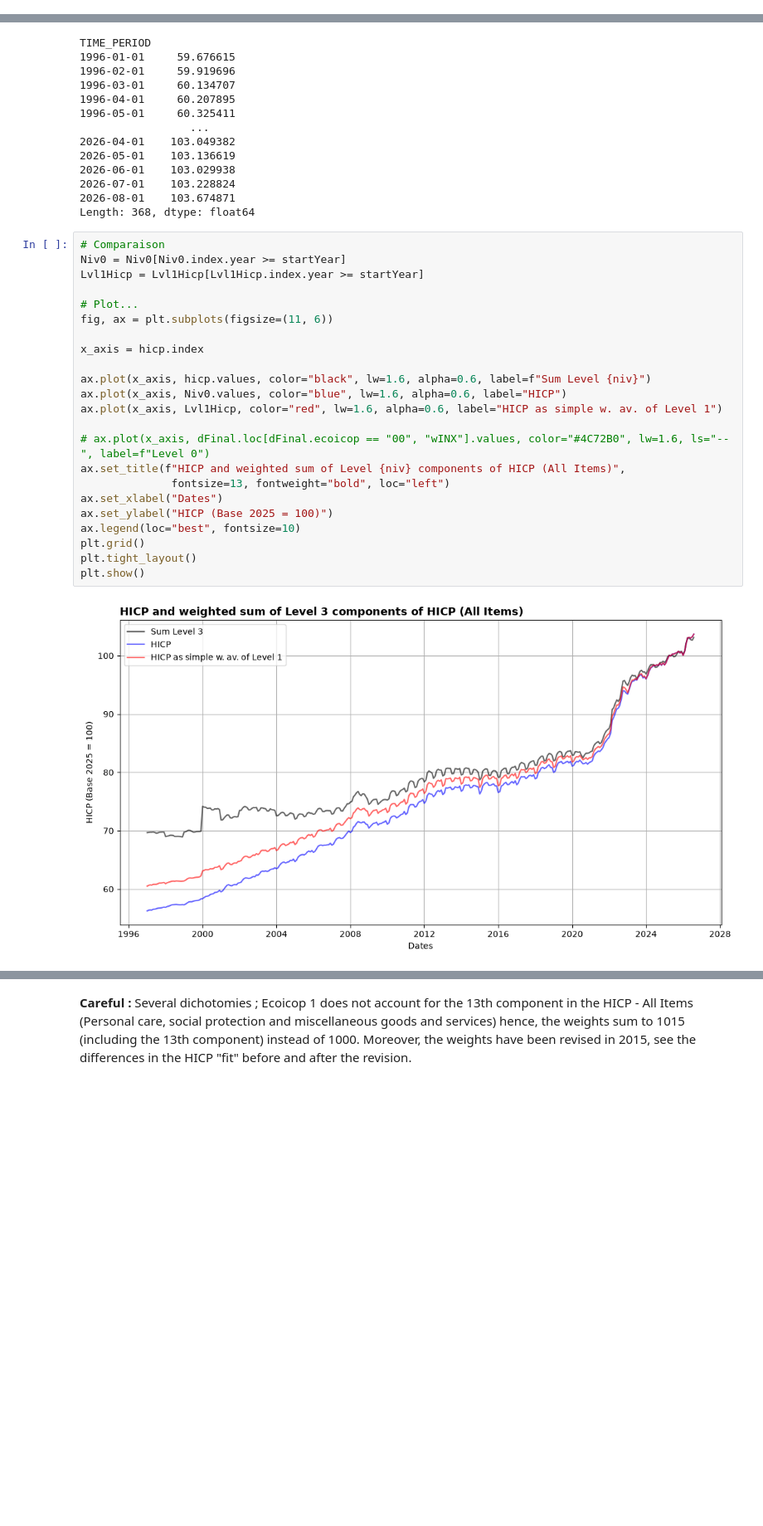
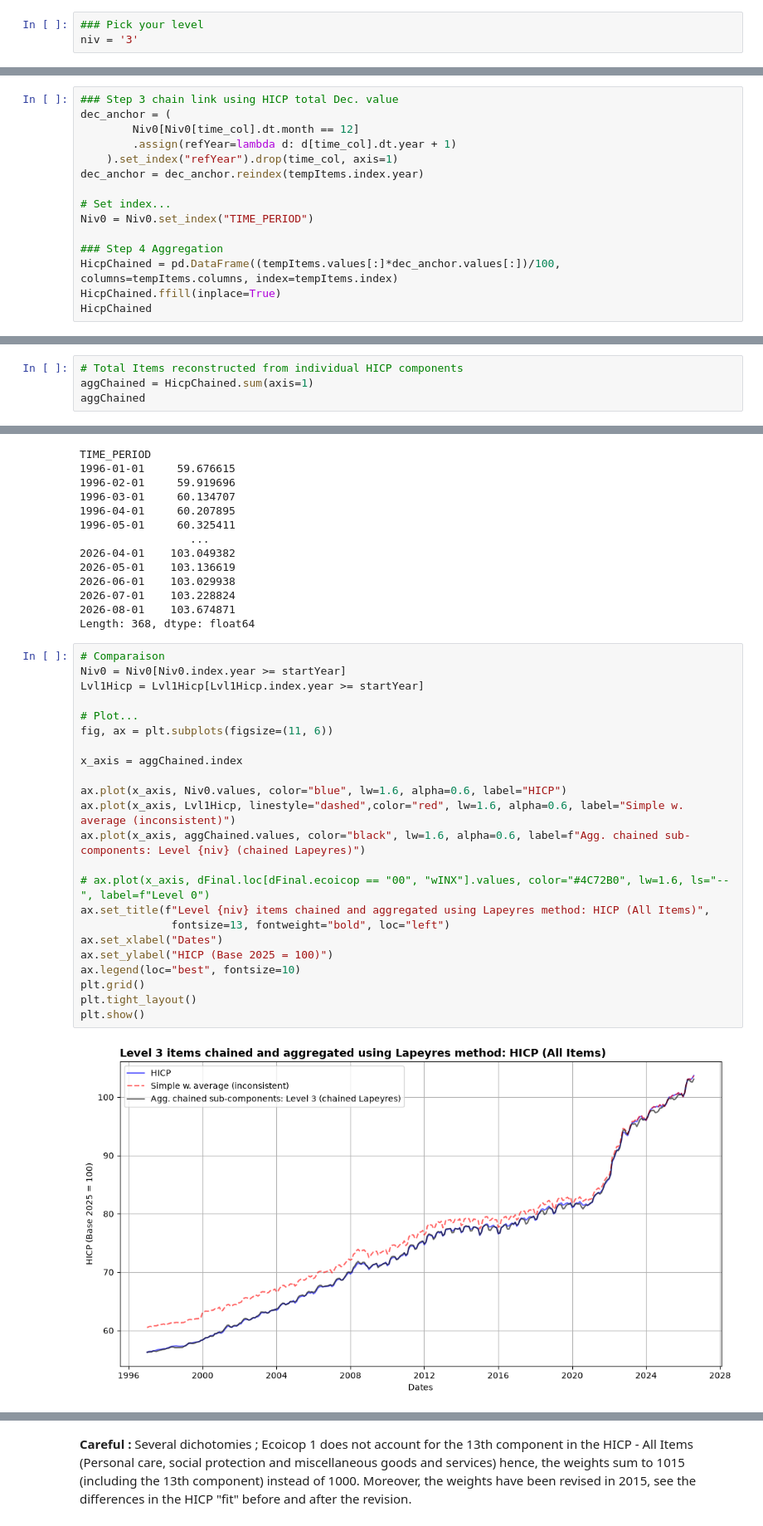
Before and after one commit to Lea-Gosselin/ismi-index, a Jupyter notebook: collectData.ipynb, the cells around one changed output, grey strips where cells are left out. Shown at 83% size. Cells and saved outputs as stored; diff of their text form; blank space fills up the shorter version.

Commit message:
chained, unchained, start building model

```diff
--- a/collectData.ipynb
+++ b/collectData.ipynb
@@ -410,0 +399,3 @@ The HICP is computed as a **chain-linked Laspeyres-type** index, from which we c
+# %%
+### Pick your level
+niv = '3'
@@ -471,0 +458,15 @@ Length: 356, dtype: float64
+# %%
+### Step 3 chain link using HICP total Dec. value
+dec_anchor = (
+        Niv0[Niv0[time_col].dt.month == 12]
+        .assign(refYear=lambda d: d[time_col].dt.year + 1)
+    ).set_index("refYear").drop(time_col, axis=1)
+dec_anchor = dec_anchor.reindex(tempItems.index.year)
+
+# Set index...
+Niv0 = Niv0.set_index("TIME_PERIOD")
+
+### Step 4 Aggregation
+HicpChained = pd.DataFrame((tempItems.values[:]*dec_anchor.values[:])/100, columns=tempItems.columns, index=tempItems.index)
+HicpChained.ffill(inplace=True)
+HicpChained
@@ -471,0 +488,4 @@ Length: 356, dtype: float64
+# %%
+# Total Items reconstructed from individual HICP components
+aggChained = HicpChained.sum(axis=1)
+aggChained
@@ -499,25 +533,25 @@ Length: 368, dtype: float64
 # %%
 # Comparaison
 Niv0 = Niv0[Niv0.index.year >= startYear]
 Lvl1Hicp = Lvl1Hicp[Lvl1Hicp.index.year >= startYear]
 
 # Plot...
 fig, ax = plt.subplots(figsize=(11, 6))
 
-x_axis = hicp.index
+x_axis = aggChained.index
 
-ax.plot(x_axis, hicp.values, color="black", lw=1.6, alpha=0.6, label=f"Sum Level {niv}")
 ax.plot(x_axis, Niv0.values, color="blue", lw=1.6, alpha=0.6, label="HICP")
-ax.plot(x_axis, Lvl1Hicp, color="red", lw=1.6, alpha=0.6, label="HICP as simple w. av. of Level 1")
+ax.plot(x_axis, Lvl1Hicp, linestyle="dashed",color="red", lw=1.6, alpha=0.6, label="Simple w. average (inconsistent)")
+ax.plot(x_axis, aggChained.values, color="black", lw=1.6, alpha=0.6, label=f"Agg. chained sub-components: Level {niv} (chained Lapeyres)")
 
 # ax.plot(x_axis, dFinal.loc[dFinal.ecoicop == "00", "wINX"].values, color="#4C72B0", lw=1.6, ls="--", label=f"Level 0")
-ax.set_title(f"HICP and weighted sum of Level {niv} components of HICP (All Items)",
+ax.set_title(f"Level {niv} items chained and aggregated using Lapeyres method: HICP (All Items)",
               fontsize=13, fontweight="bold", loc="left")
 ax.set_xlabel("Dates")
 ax.set_ylabel("HICP (Base 2025 = 100)")
 ax.legend(loc="best", fontsize=10)
 plt.grid()
 plt.tight_layout()
 plt.show()
 # %% [output]
-[figure, old version]
+[figure, new version]
```
Also changed, not shown: parts of 12 cells of this notebook, 5 other files.
